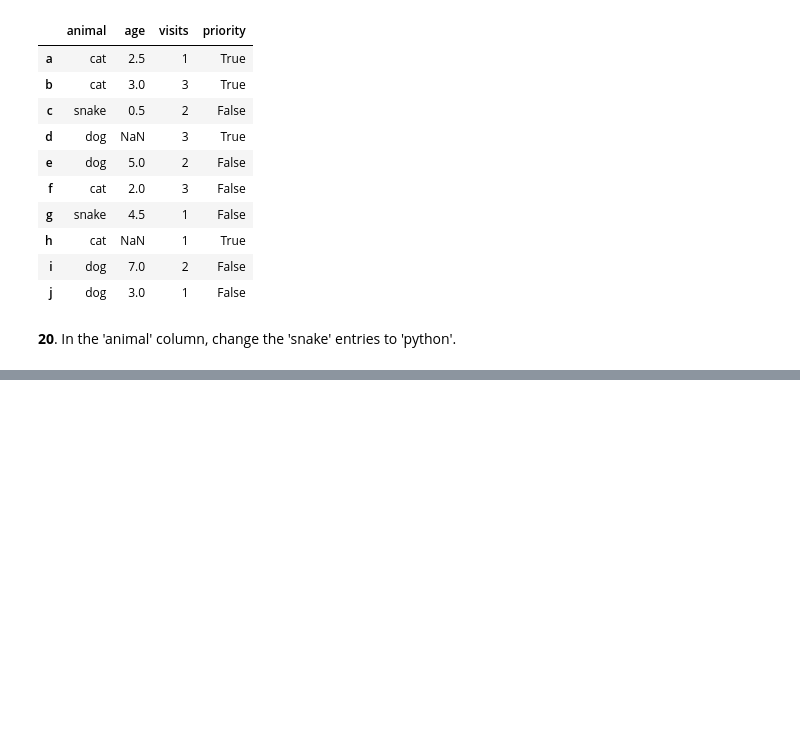
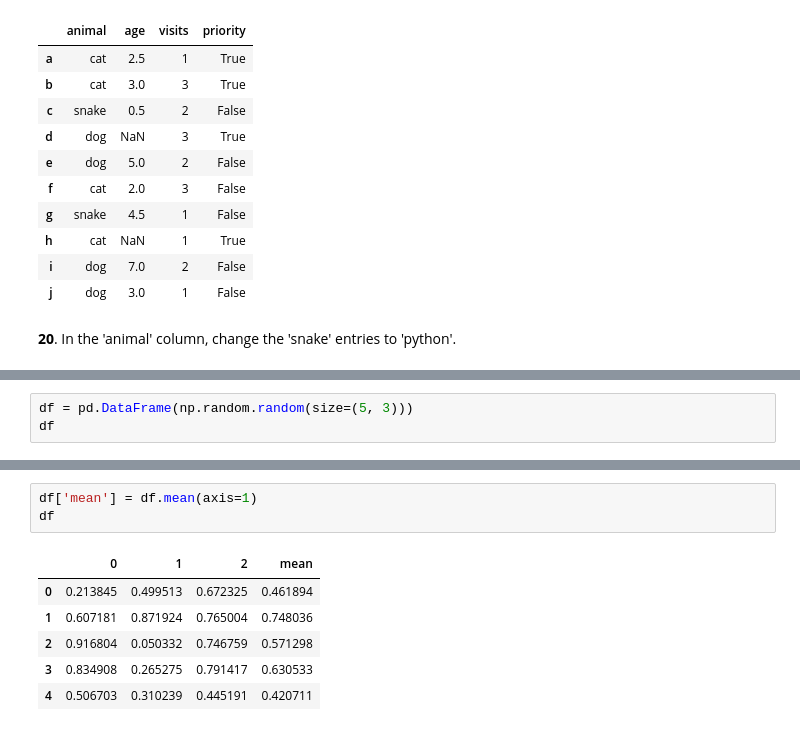
Before and after one commit to unchil/Notebook, a Jupyter notebook: Puzzles_Python.ipynb, the cells around one changed output, grey strips where cells are left out. Saved outputs shown, nothing was run; the diff lists cells and outputs as text; blank space fills up the shorter version.

```diff
--- a/Puzzles_Python.ipynb
+++ b/Puzzles_Python.ipynb
@@ -399,0 +470,3 @@ df3
+# %%
+df = pd.DataFrame(np.random.random(size=(5, 3)))
+df
@@ -399,0 +480,10 @@ df3
+# %%
+df['mean'] = df.mean(axis=1)
+df
+# %% [output]
+|  | 0 | 1 | 2 | mean |
+| 0 | 0.213845 | 0.499513 | 0.672325 | 0.461894 |
+| 1 | 0.607181 | 0.871924 | 0.765004 | 0.748036 |
+| 2 | 0.916804 | 0.050332 | 0.746759 | 0.571298 |
+| 3 | 0.834908 | 0.265275 | 0.791417 | 0.630533 |
+| 4 | 0.506703 | 0.310239 | 0.445191 | 0.420711 |
```
Also changed, not shown: parts of 24 cells of this notebook.
